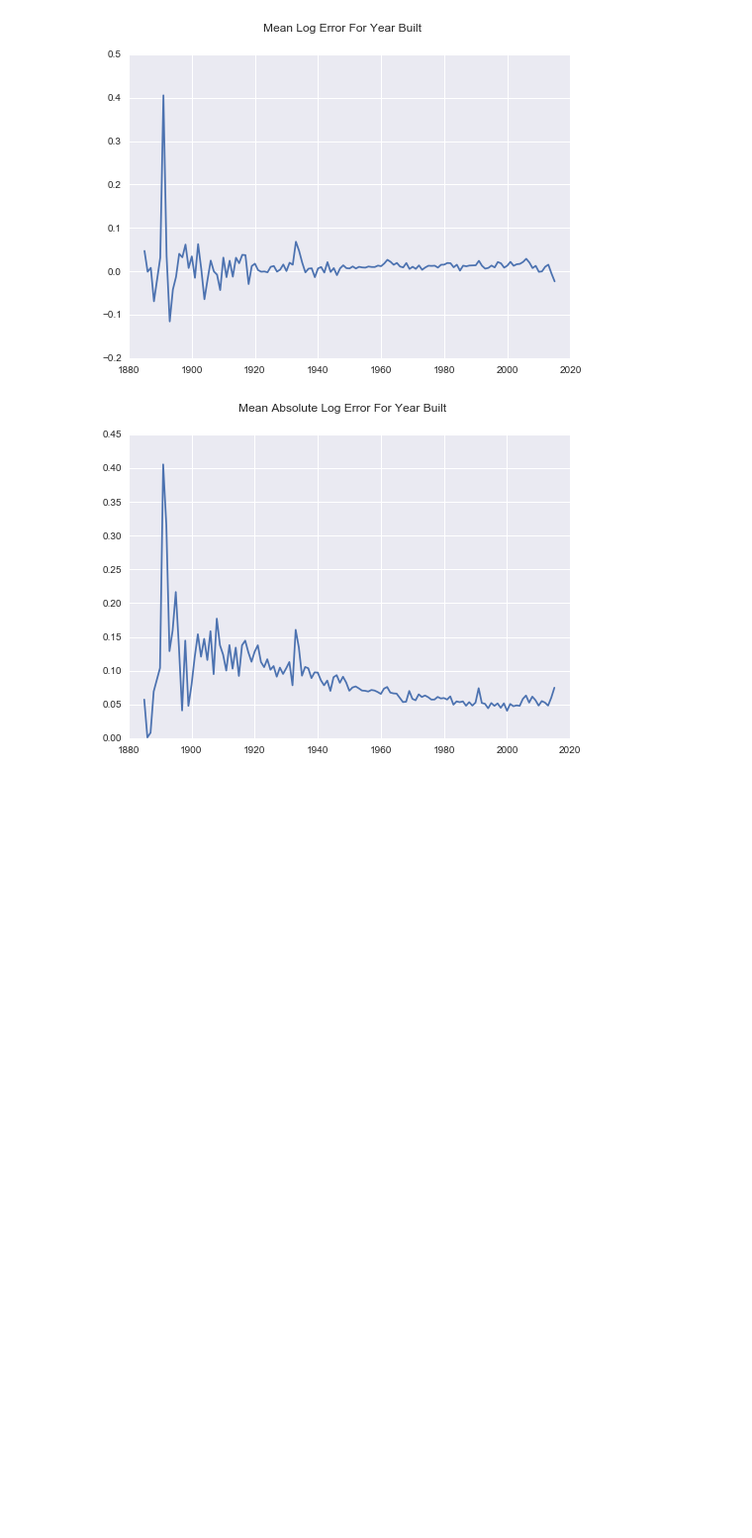
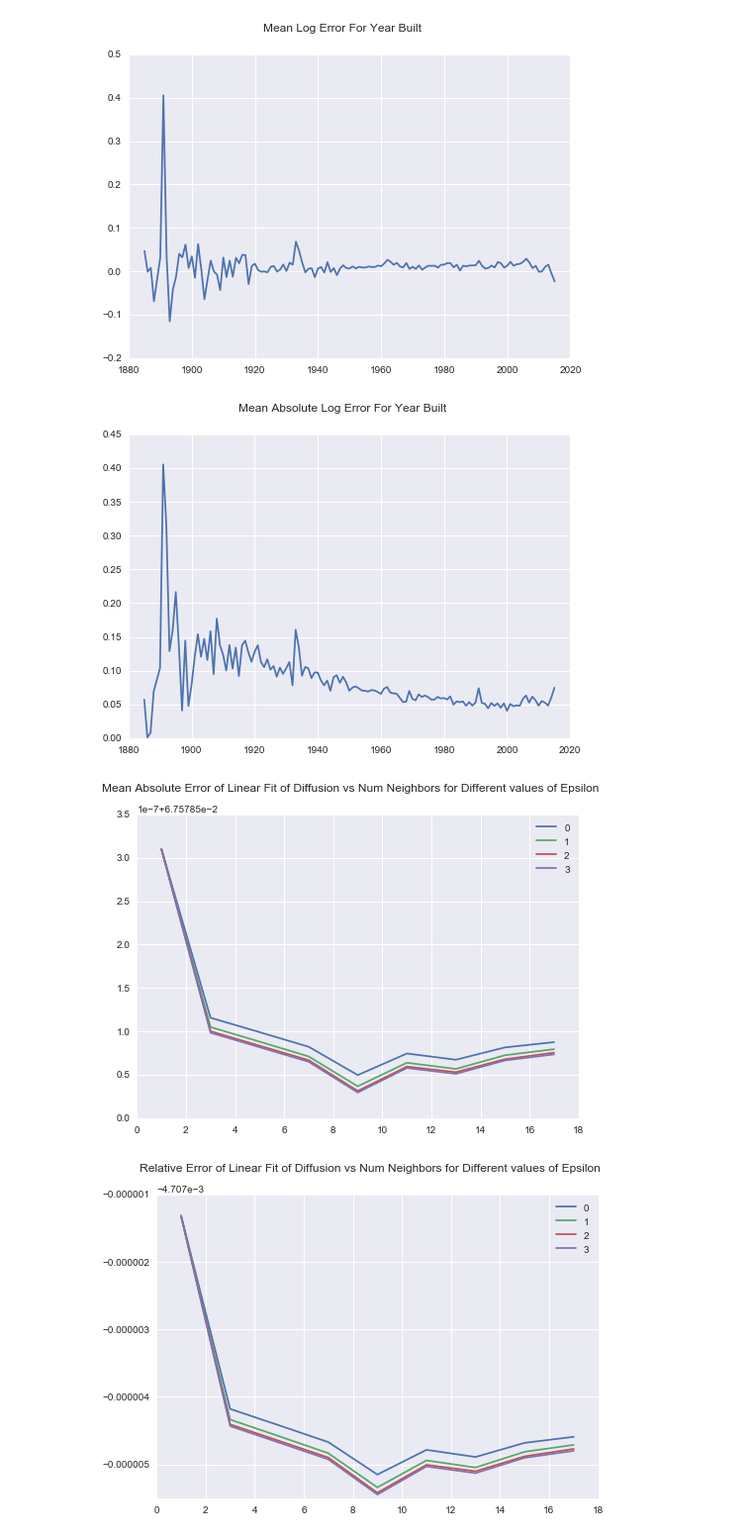
Before and after one commit to MatthewMcGonagle/KaggleZillow, a Jupyter notebook: AnisotropicDiffusionVersion2.ipynb, the cells around one changed output. Shown: that part at 99% size. Drawn from its saved outputs; the diff is of its cells as text; code cells hidden in the pictures; blank space fills up the shorter version.

```diff
--- a/AnisotropicDiffusionVersion2.ipynb
+++ b/AnisotropicDiffusionVersion2.ipynb
@@ -35,6 +35,7 @@ vals_df['abslogerror'] = np.abs(vals_df.logerror.values)
 def l1linearfit(X, y, niterations, rate):
     npoints, nvars = X.shape
     coefficients = np.zeros(nvars)
+    errors = []
     for i in range(niterations):
         grad = np.zeros(X.shape)
         ypredict = np.dot(X, coefficients.T)
@@ -48,7 +49,11 @@ def l1linearfit(X, y, niterations, rate):
         grad = np.sum(grad, axis = 0)
         coefficients -= grad * rate
 
-    return coefficients
+        error = np.abs(error)
+        error = np.mean(error)
+        errors.append(error)
+
+    return coefficients, errors
 # %%
 # Let's get a benchmark of using just yearbuilt by looking at linear fit minimizing the L1 norm.
 
@@ -58,7 +63,7 @@ X = np.hstack((X, np.full((npoints, 1), 1.0)))
 
 y = vals_df.logerror.values
 
-coeffs = l1linearfit(X, y, 50, 10**-13)
+coeffs, errors = l1linearfit(X, y, 50, 10**-13)
 ypredict = np.dot(X, coeffs.T)
 
 plt.scatter(vals_df.yearbuilt, y)
@@ -150,0 +173,25 @@ for k in ks:
+# %%
+# Look at graphs of errors
+
+nepsilon, nks = errors.shape
+
+curves = []
+names = [str(i) for i in range(nepsilon)]
+
+for i in range(nepsilon):
+    curve, = plt.plot(ks, errors[i])
+    curves.append(curve)
+plt.legend(curves, names)
+plt.suptitle('Mean Absolute Error of Linear Fit of Diffusion vs Num Neighbors for Different values of Epsilon')
+plt.show()
+
+relerror = (errors - origerror) / origerror
+for i in range(nepsilon):
+    curve, = plt.plot(ks, relerror[i])
+    curves.append(curve)
+plt.legend(curves, names)
+plt.suptitle('Relative Error of Linear Fit of Diffusion vs Num Neighbors for Different values of Epsilon')
+plt.show()
+# %% [output]
+[figure, added]
+[figure, added]
```
Also changed, not shown: parts of 7 cells of this notebook.
